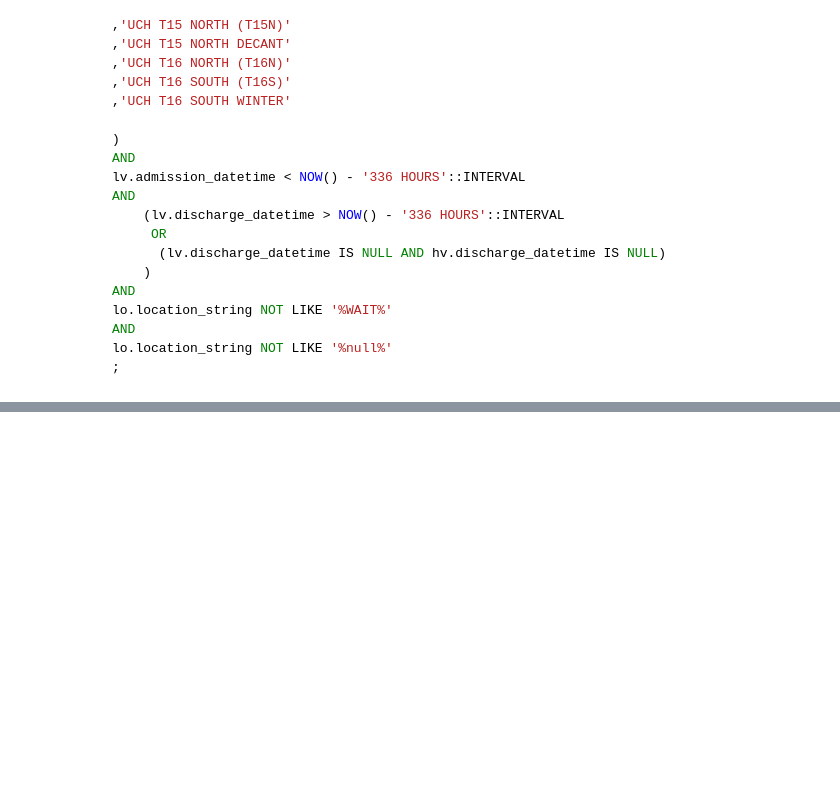
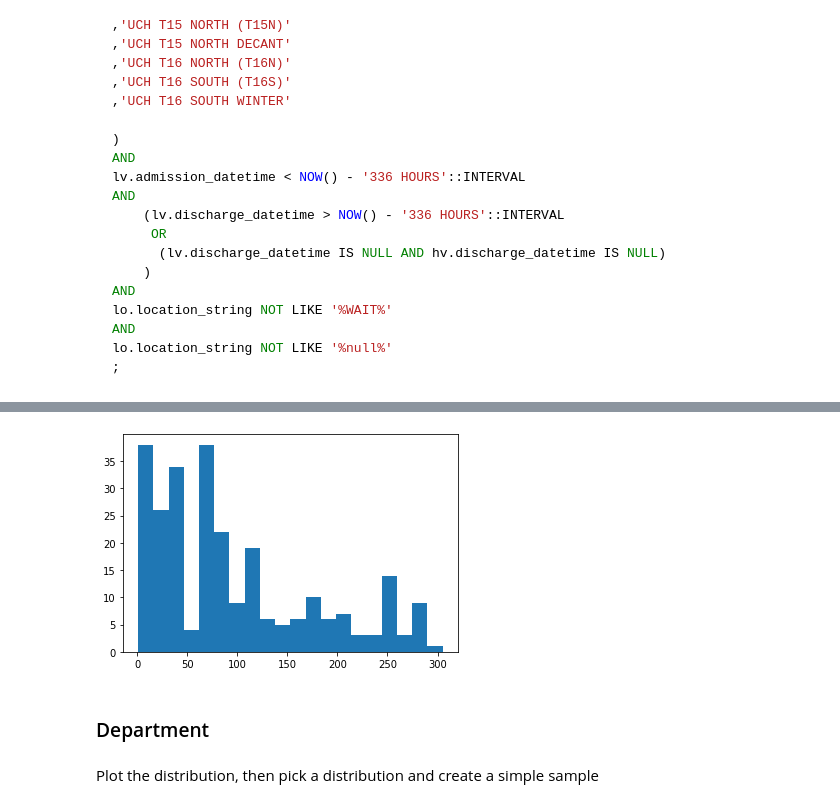
Before and after one commit to HYLODE/HyStakes, a Jupyter notebook: hystakes/vignettes/prepare-synthetic-data.ipynb, the cells around one changed output, grey strips where cells are left out. Cells and saved outputs as stored; diff of their text form; code cells hidden in the pictures; blank space fills up the shorter version.

```diff
--- a/hystakes/vignettes/prepare-synthetic-data.ipynb
+++ b/hystakes/vignettes/prepare-synthetic-data.ipynb
@@ -230,0 +234,3 @@ px.histogram(df.hours_to_discharge)
+# %%
+LoS_sample = LoS.sample(frac=1, replace=True)
+LoS_sample.describe()
@@ -230,0 +247,8 @@ px.histogram(df.hours_to_discharge)
+# %%
+n, bins, patches = plt.hist(LoS_sample, bins=20)
+# %% [output]
+[figure, added]
+# %% [markdown]
+### Department
+# %% [markdown]
+Plot the distribution, then pick a distribution and create a simple sample
```
Also changed, not shown: parts of 50 cells of this notebook, 1 other file.
